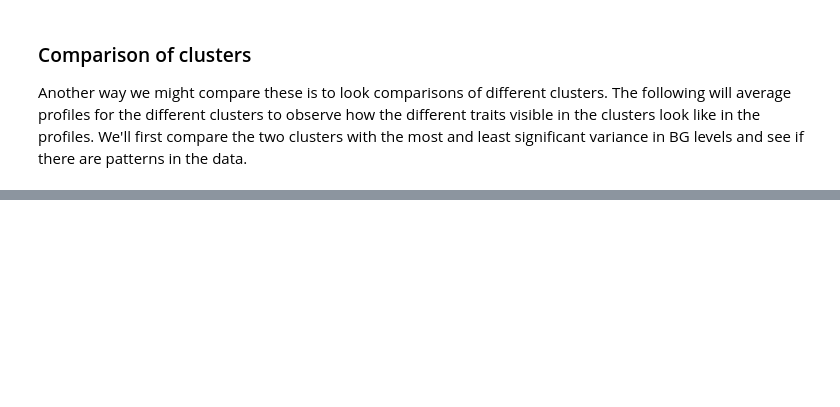
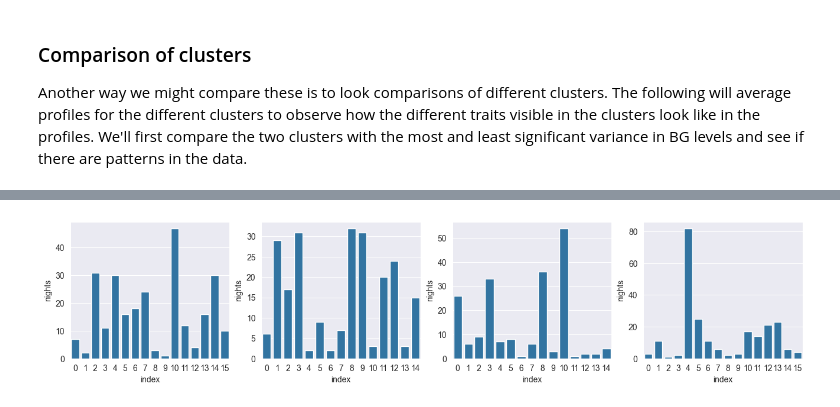
Before and after one commit to rdbrist/masters_project, a Jupyter notebook: notebooks/2.03-rd-creating-night-period-feature-extraction.ipynb, the cells around one changed output, grey strips where cells are left out. Cells and saved outputs as stored; diff of their text form; code cells hidden in the pictures; blank space fills up the shorter version.

```diff
--- a/notebooks/2.03-rd-creating-night-period-feature-extraction.ipynb
+++ b/notebooks/2.03-rd-creating-night-period-feature-extraction.ipynb
@@ -384 +378,16 @@ Night profiles: 212
+# %%
+hist_data = (scaled_all_df.
+             reset_index()[['id','night_start_date','tsne_cluster_label']].
+             drop_duplicates().
+             groupby(['id','tsne_cluster_label']).
+             agg(nights=('night_start_date', 'size')
+))
+
+fig, axes = plt.subplots(figsize=(16, 3), ncols=4)
+for c, df_hist in hist_data.groupby('tsne_cluster_label'):
+    df_hist = df_hist.reset_index(drop=True).reset_index().sort_values('nights')
+    sns.barplot(df_hist.sort_values('nights'), x='index', y='nights', ax=axes[c])
+plt.show()
+# %% [output]
+[figure, added]
 # %% [markdown]
```
Also changed, not shown: parts of 28 cells of this notebook.
